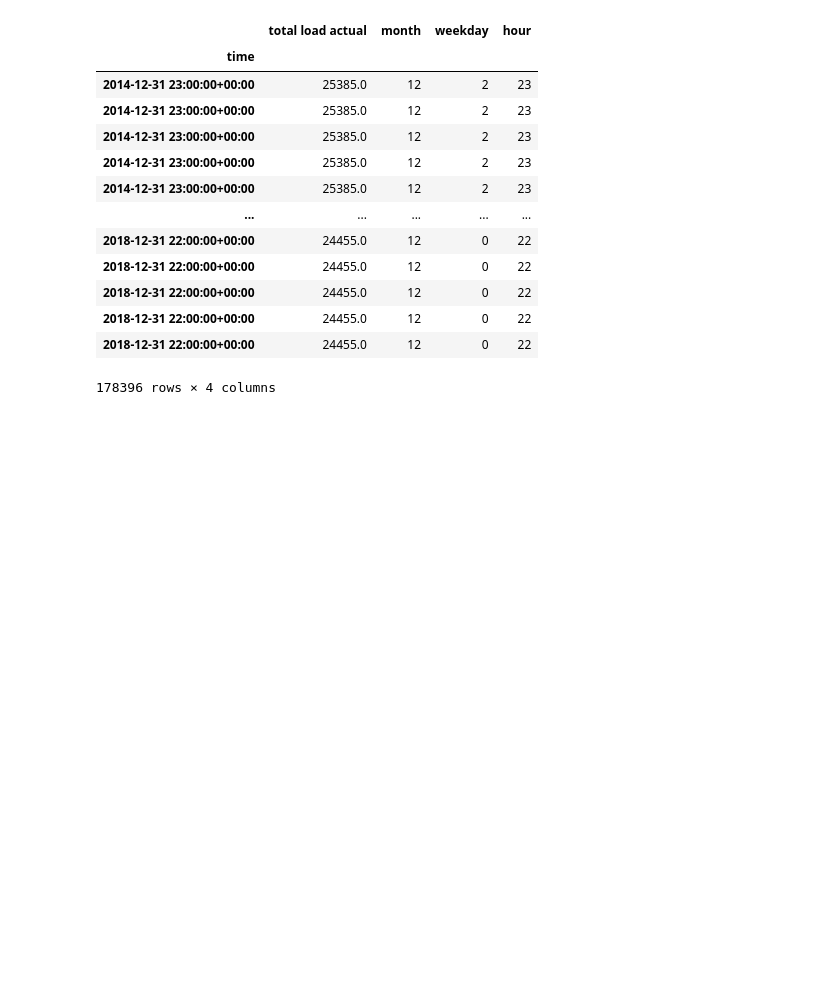
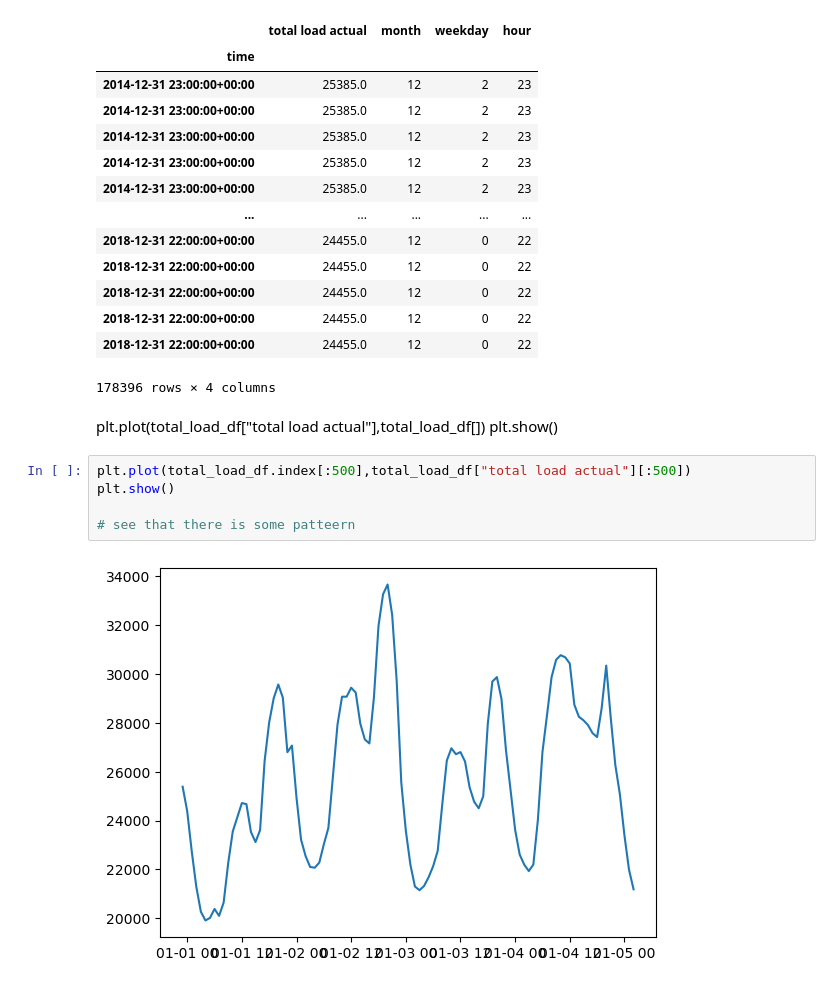
Before and after one commit to siljeberiksen/AI-in-industry, a Jupyter notebook: silje_data_exploration.ipynb, the cells around one changed output. Cells and saved outputs as stored; diff of their text form; blank space fills up the shorter version.

```diff
--- a/silje_data_exploration.ipynb
+++ b/silje_data_exploration.ipynb
@@ -314,3 +328,13 @@ See the caveats in the documentation: https://pandas.pydata.org/pandas-docs/stab
 | 2018-12-31 22:00:00+00:00 | 24455.0 | 12 | 0 | 22 |
 | 2018-12-31 22:00:00+00:00 | 24455.0 | 12 | 0 | 22 |
 178396 rows × 4 columns
+# %% [markdown]
+plt.plot(total_load_df["total load actual"],total_load_df[])
+plt.show()
+# %%
+plt.plot(total_load_df.index[:500],total_load_df["total load actual"][:500])
+plt.show()
+
+# see that there is some patteern
+# %% [output]
+[figure, added]
```
Also changed, not shown: parts of 8 cells of this notebook.
